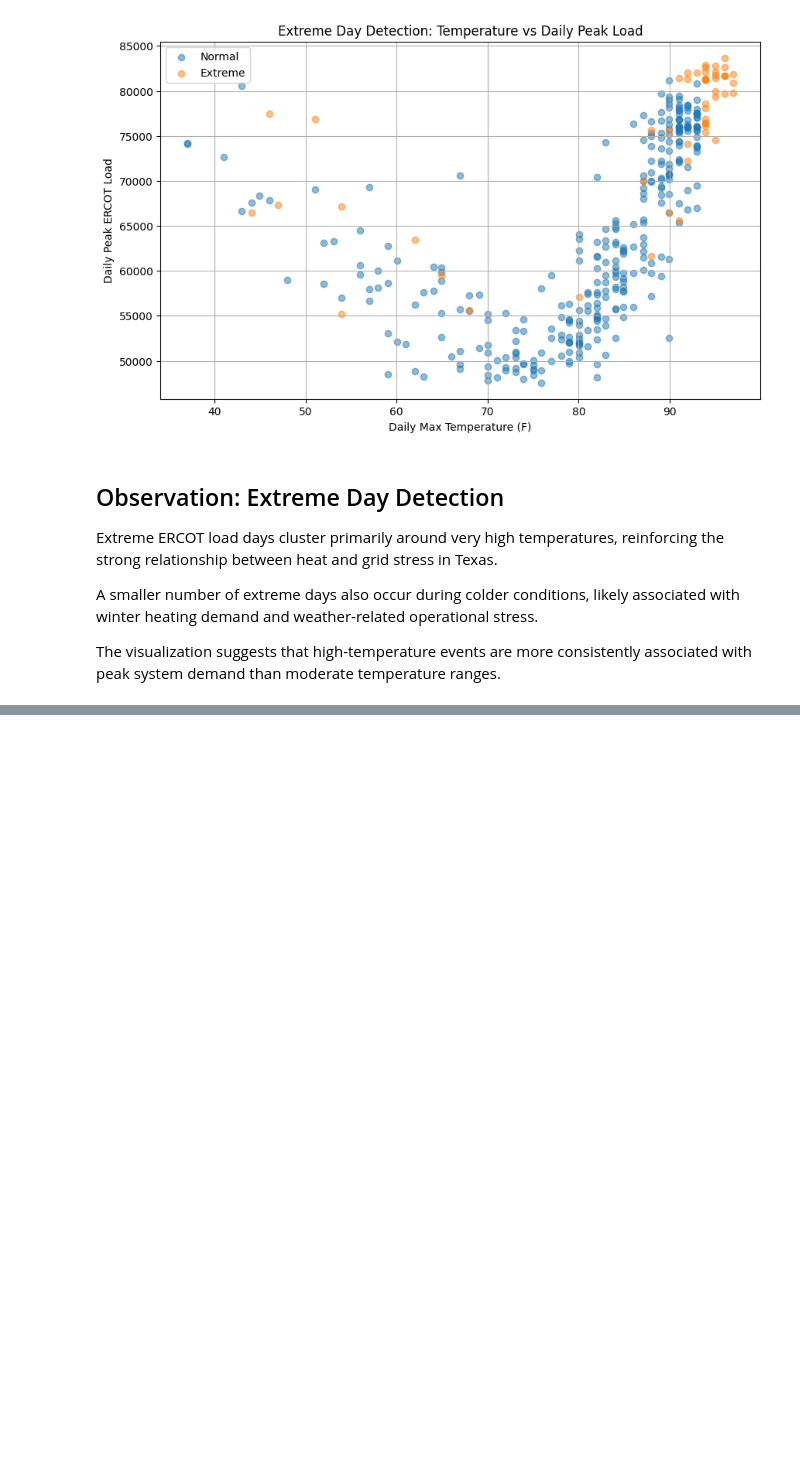
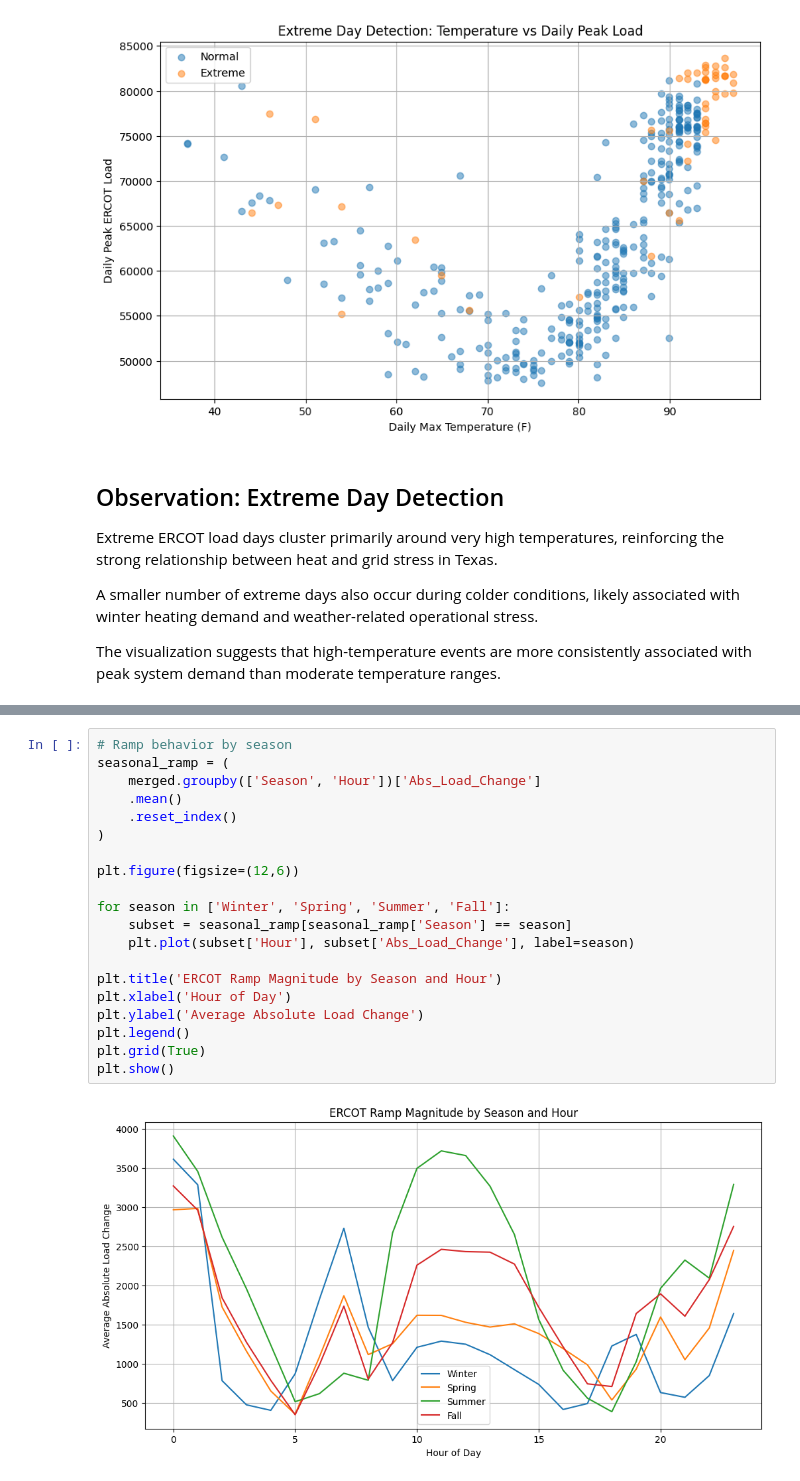
Before and after one commit to lessleyH/energy-reliability-systems-, a Jupyter notebook: ERCOT_2025_exploration.ipynb, the cells around one changed output, grey strips where cells are left out. Cells and saved outputs as stored; diff of their text form; blank space fills up the shorter version.

```diff
--- a/ERCOT_2025_exploration.ipynb
+++ b/ERCOT_2025_exploration.ipynb
@@ -746,0 +855,22 @@ The visualization suggests that high-temperature events are more consistently as
+# %%
+# Ramp behavior by season
+seasonal_ramp = (
+    merged.groupby(['Season', 'Hour'])['Abs_Load_Change']
+    .mean()
+    .reset_index()
+)
+
+plt.figure(figsize=(12,6))
+
+for season in ['Winter', 'Spring', 'Summer', 'Fall']:
+    subset = seasonal_ramp[seasonal_ramp['Season'] == season]
+    plt.plot(subset['Hour'], subset['Abs_Load_Change'], label=season)
+
+plt.title('ERCOT Ramp Magnitude by Season and Hour')
+plt.xlabel('Hour of Day')
+plt.ylabel('Average Absolute Load Change')
+plt.legend()
+plt.grid(True)
+plt.show()
+# %% [output]
+[figure, added]
```
Also changed, not shown: parts of 8 cells of this notebook.
